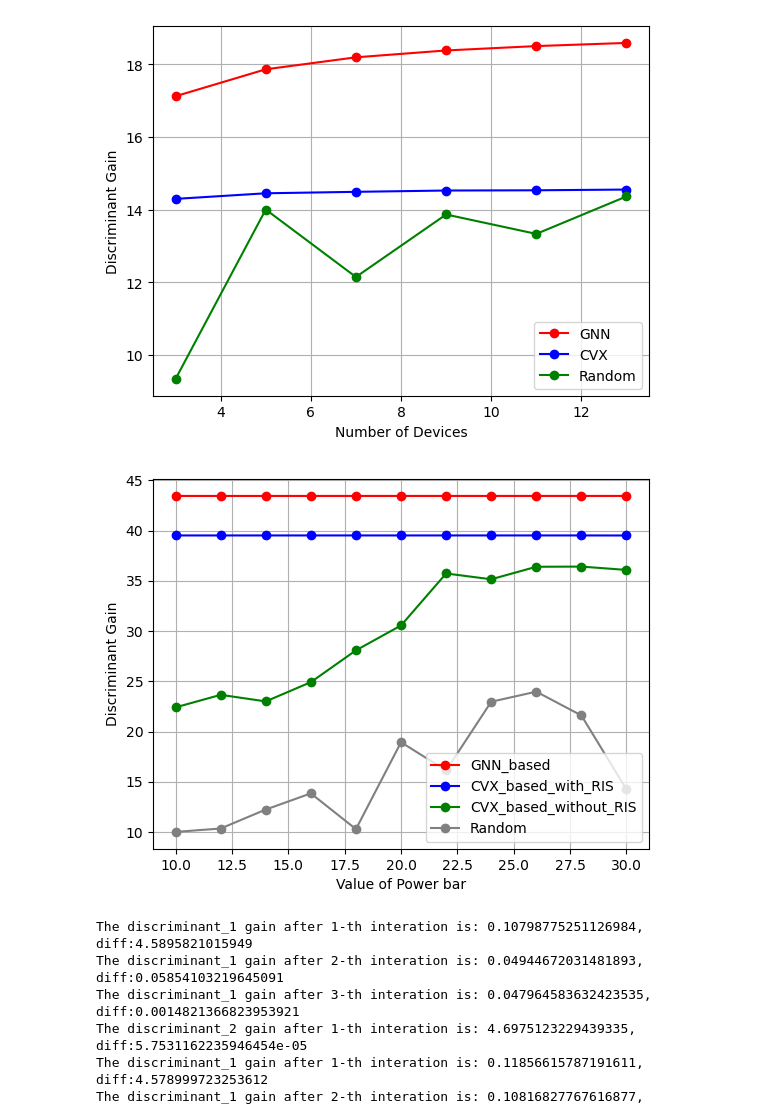
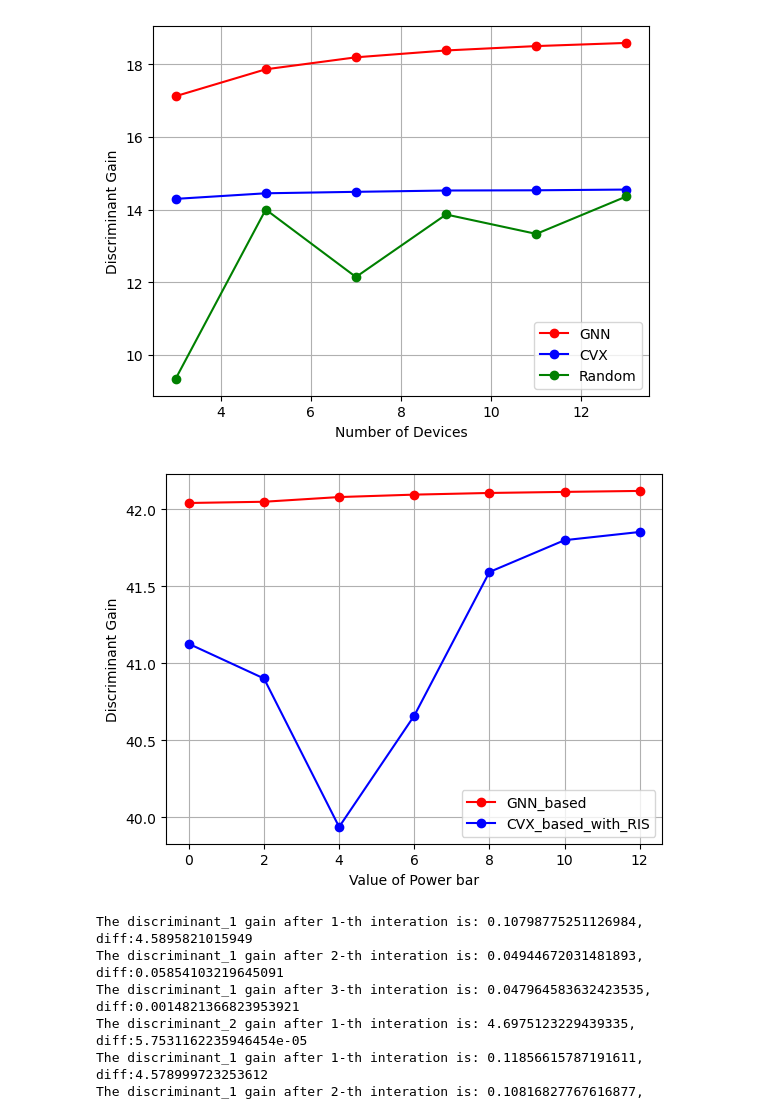
Before and after one commit to YuLong4/GNN-AirComp-RIS, a Jupyter notebook: drafts.ipynb, the cells around one changed output. Drawn from its saved outputs; the diff is of its cells as text; code cells hidden in the pictures.

```diff
--- a/drafts.ipynb
+++ b/drafts.ipynb
@@ -17,22 +17,22 @@ plt.show()
 # %% [output]
 [figure]
 # %%
-power_list = [10, 12, 14, 16, 18, 20, 22, 24, 26, 28, 30]
+power_list = [0, 2, 4, 6, 8, 10, 12]
 gain_array_GNN = np.load('./save_model/save_results/GNN/discriminant_gains_power.npy', allow_pickle=True)
 gain_array_cvx_with_ris = np.load('./save_model/save_results/discriminant_gain_power_with_ris.npy', allow_pickle=True)
-gain_array_cvx_without_ris = np.load('./save_model/save_results/discriminant_gain_power_without_ris.npy', allow_pickle=True)
-gain_array_cvx_random = np.load('./save_model/save_results/discriminant_gain_power_random.npy', allow_pickle=True)
+# gain_array_cvx_without_ris = np.load('./save_model/save_results/discriminant_gain_power_without_ris.npy', allow_pickle=True)
+# gain_array_cvx_random = np.load('./save_model/save_results/discriminant_gain_power_random.npy', allow_pickle=True)
 plt.plot(power_list, gain_array_GNN, marker='o', label='GNN_based', color='red')
 plt.plot(power_list, gain_array_cvx_with_ris, marker='o', label='CVX_based_with_RIS', color='blue')
-plt.plot(power_list, gain_array_cvx_without_ris, marker='o', label='CVX_based_without_RIS', color='green')
-plt.plot(power_list, gain_array_cvx_random, marker='o', label='Random', color='grey')
+# plt.plot(power_list, gain_array_cvx_without_ris, marker='o', label='CVX_based_without_RIS', color='green')
+# plt.plot(power_list, gain_array_cvx_random, marker='o', label='Random', color='grey')
 plt.xlabel('Value of Power bar')
 plt.ylabel('Discriminant Gain')
 plt.grid(True)
 plt.legend()
 plt.show()
 # %% [output]
-[figure, old version]
+[figure, new version]
 # %%
 import cvx_device
 import utils.utils
```
Also changed, not shown: parts of 1 cell of this notebook, 51 other files.
